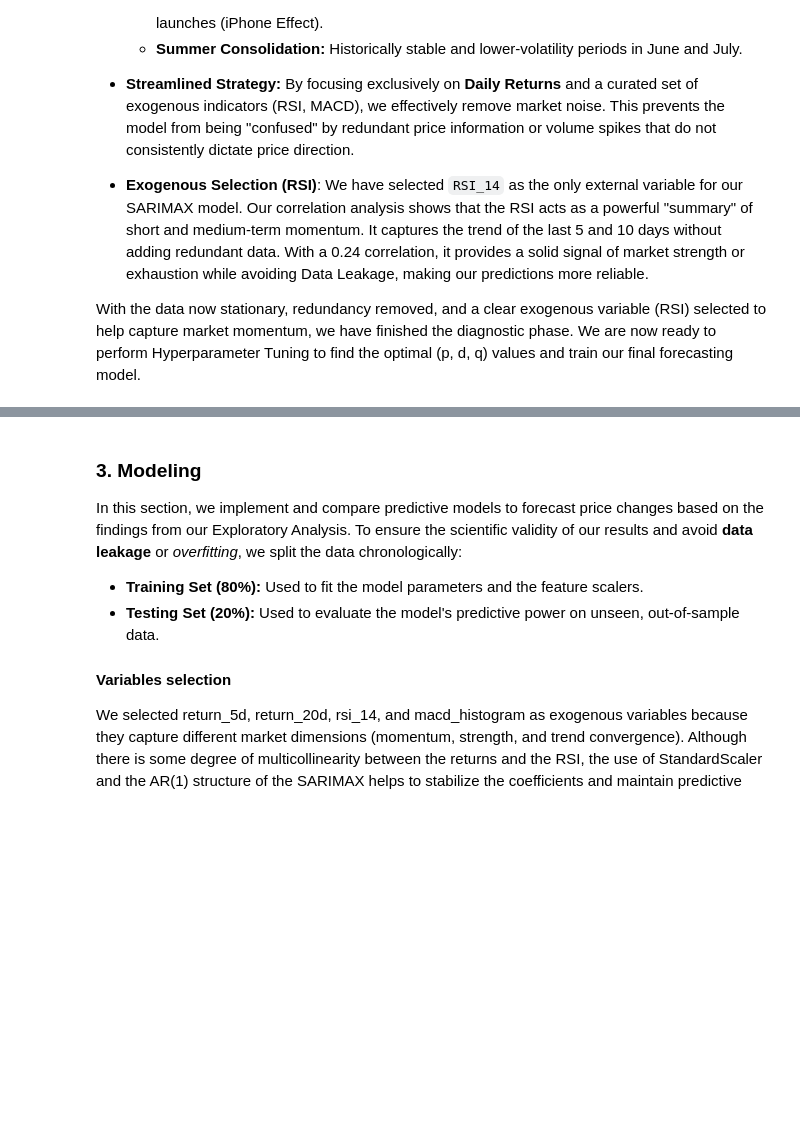
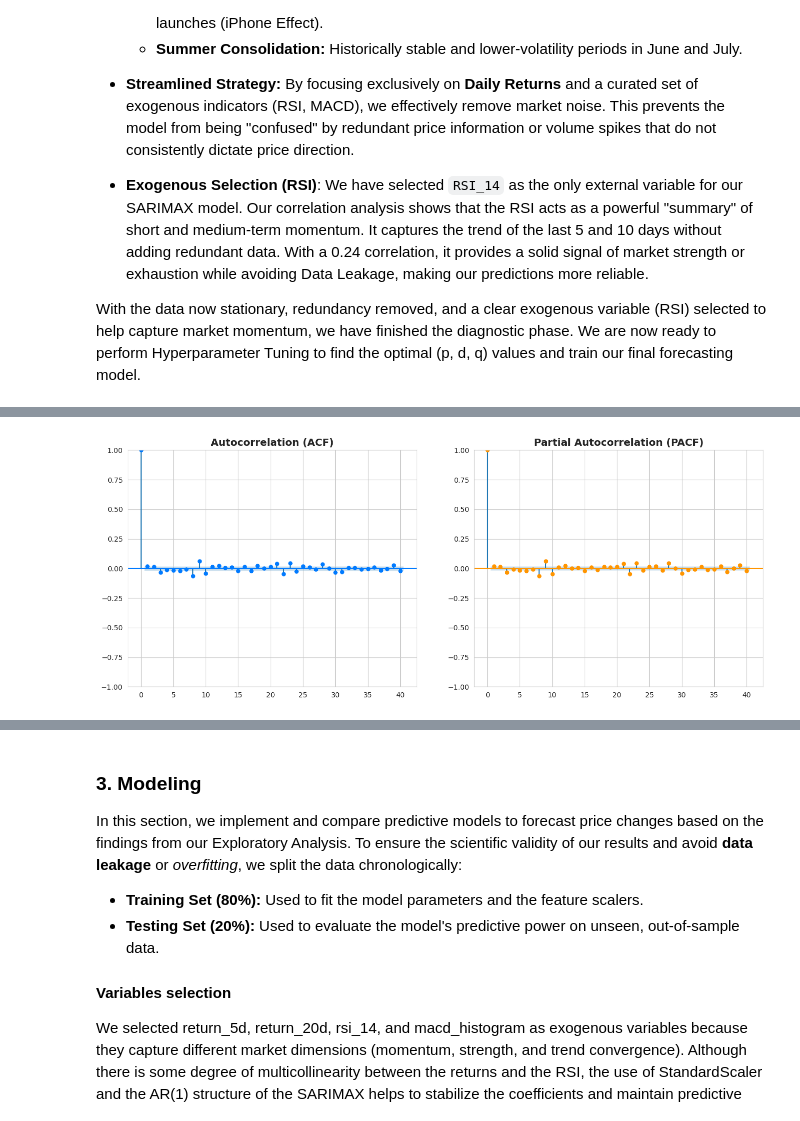
Before and after one commit to Gonzatorra/Advanced-ML-Project, a Jupyter notebook: Deliverable2/main.ipynb, the cells around one changed output, grey strips where cells are left out. Drawn from its saved outputs; the diff is of its cells as text; code cells hidden in the pictures; blank space fills up the shorter version.

```diff
--- a/Deliverable2/main.ipynb
+++ b/Deliverable2/main.ipynb
@@ -856,0 +1007,15 @@ The data is ready for the ARIMA model.
+# %%
+# Create a figure with two subplots
+fig, (ax1, ax2) = plt.subplots(1, 2, figsize=(16, 6))
+
+# Autocorrelation (ACF)
+plot_acf(df['returns'], lags=40, ax=ax1, color='#007AFF')
+ax1.set_title('Autocorrelation (ACF)', fontsize=14, fontweight='bold')
+
+# Partial Autocorrelation (PACF)
+plot_pacf(df['returns'], lags=40, ax=ax2, color='#FF9500')
+ax2.set_title('Partial Autocorrelation (PACF)', fontsize=14, fontweight='bold')
+
+plt.show()
+# %% [output]
+[figure, added]
```
Also changed, not shown: parts of 63 cells of this notebook, 4 other files.
